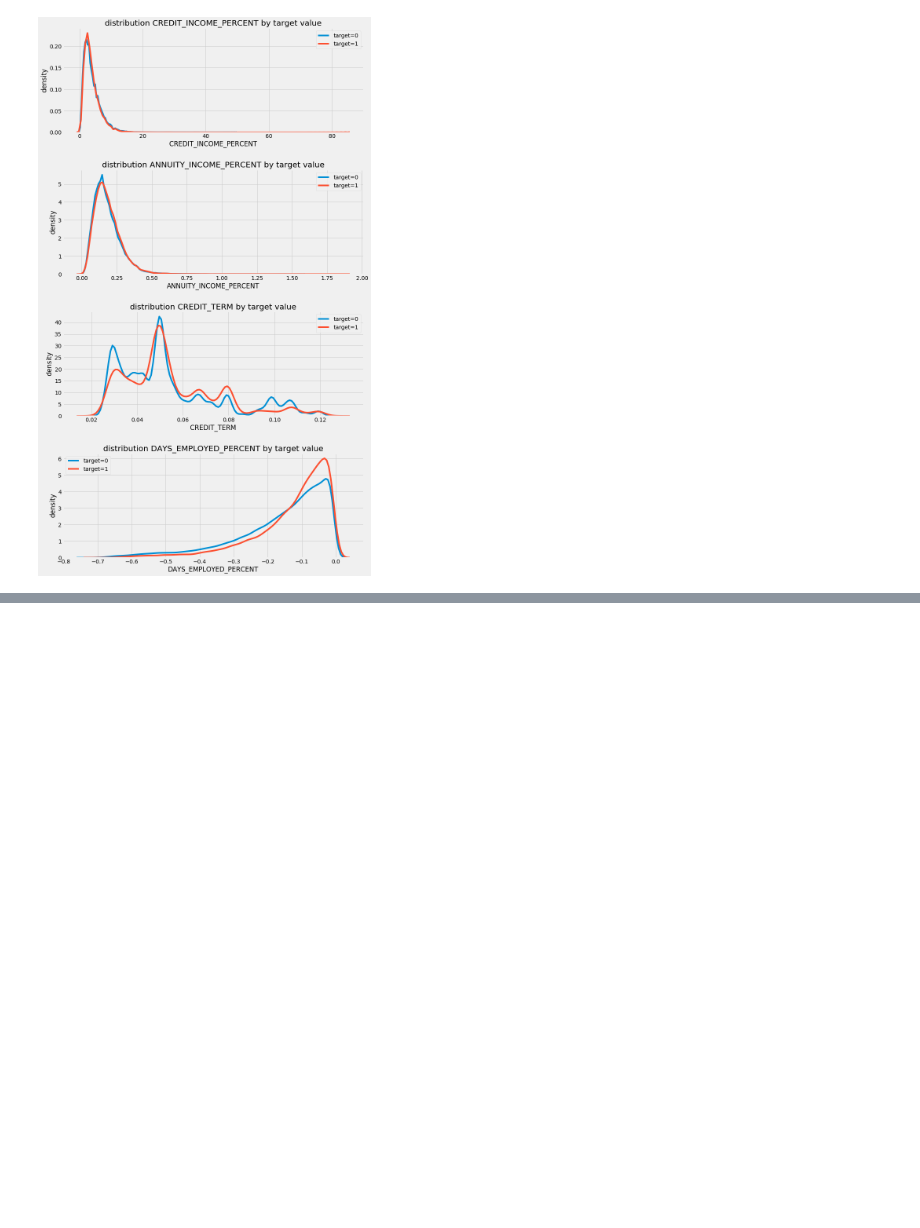
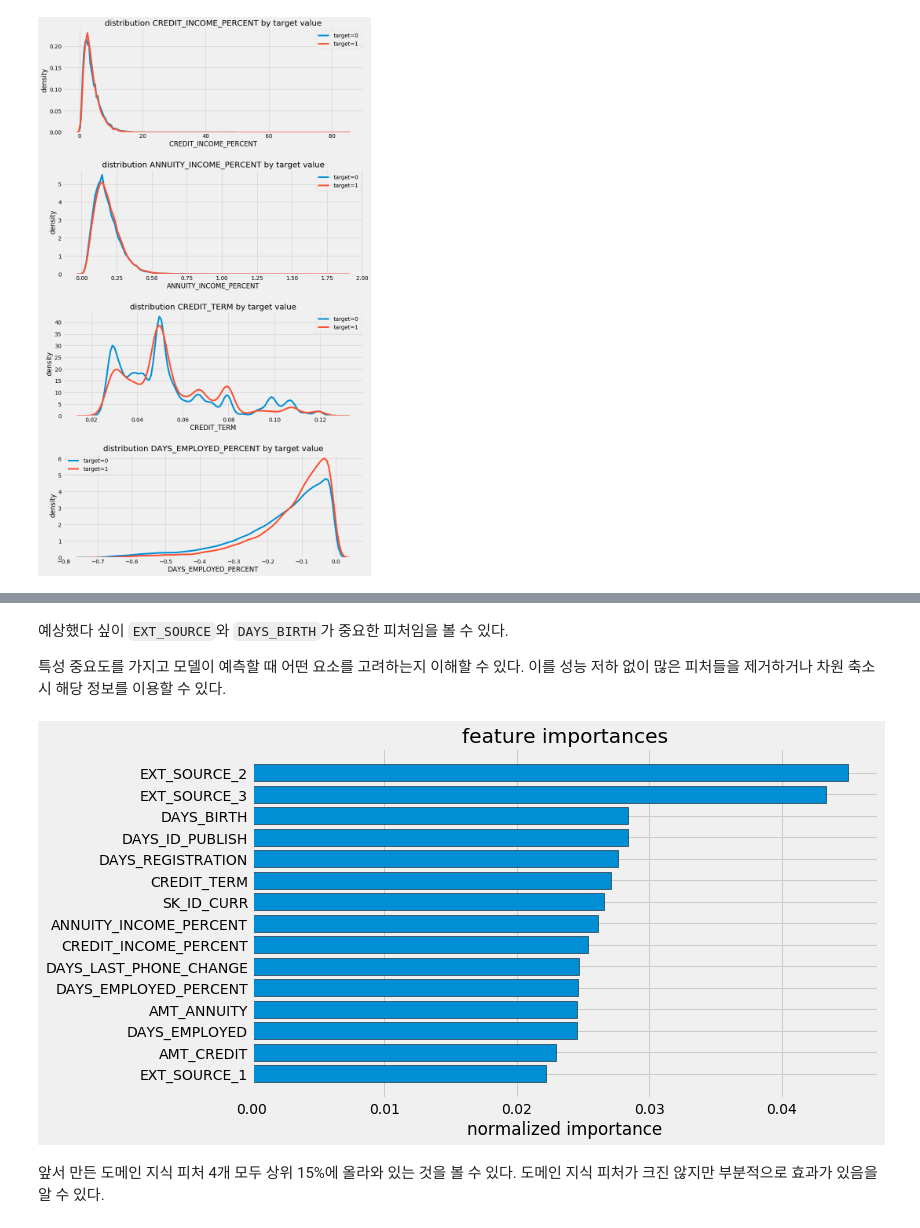
Before and after one commit to CoodingPenguin/kaggle-newbie, a Jupyter notebook: 3_home_credit_default_risk/1_home_credit_default_risk_willkoehrsen/2_home_credit_default_risk_willkoehrsen_2020-08-21.ipynb, the cells around one changed output, grey strips where cells are left out. Cells and saved outputs as stored; diff of their text form; code cells hidden in the pictures; blank space fills up the shorter version.

```diff
--- a/3_home_credit_default_risk/1_home_credit_default_risk_willkoehrsen/2_home_credit_default_risk_willkoehrsen_2020-08-21.ipynb
+++ b/3_home_credit_default_risk/1_home_credit_default_risk_willkoehrsen/2_home_credit_default_risk_willkoehrsen_2020-08-21.ipynb
@@ -705,0 +872,15 @@ plt.tight_layout(h_pad=2.5)
+# %%
+# 랜덤 포레스트 모델 생성
+random_forest_domain = RandomForestClassifier(
+    n_estimators=100, random_state=50, verbose=1, n_jobs=-1)
+
+# 모델 학습
+random_forest_domain.fit(domain_features, train_labels)
+
+# 특성 중요도 추출
+feature_importances_values_domain = random_forest_domain.feature_importances_
+feature_importances_domain = pd.DataFrame(
+    {'feature': domain_features_names, 'importance': feature_importances_values_domain})
+
+# 모델 예측
+predictions = random_forest_domain.predict_proba(domain_features_test)[:, 1]
@@ -705,0 +937,10 @@ plt.tight_layout(h_pad=2.5)
+# %% [markdown]
+예상했다 싶이 `EXT_SOURCE`와 `DAYS_BIRTH`가 중요한 피처임을 볼 수 있다.
+
+특성 중요도를 가지고 모델이 예측할 때 어떤 요소를 고려하는지 이해할 수 있다. 이를 성능 저하 없이 많은 피처들을 제거하거나 차원 축소시 해당 정보를 이용할 수 있다.
+# %%
+feature_importances_domain_sorted = plot_feature_importances(feature_importances_domain)
+# %% [output]
+[figure, added]
+# %% [markdown]
+앞서 만든 도메인 지식 피처 4개 모두 상위 15%에 올라와 있는 것을 볼 수 있다. 도메인 지식 피처가 크진 않지만 부분적으로 효과가 있음을 알 수 있다.
```
Also changed, not shown: parts of 40 cells of this notebook, 1 other file.
